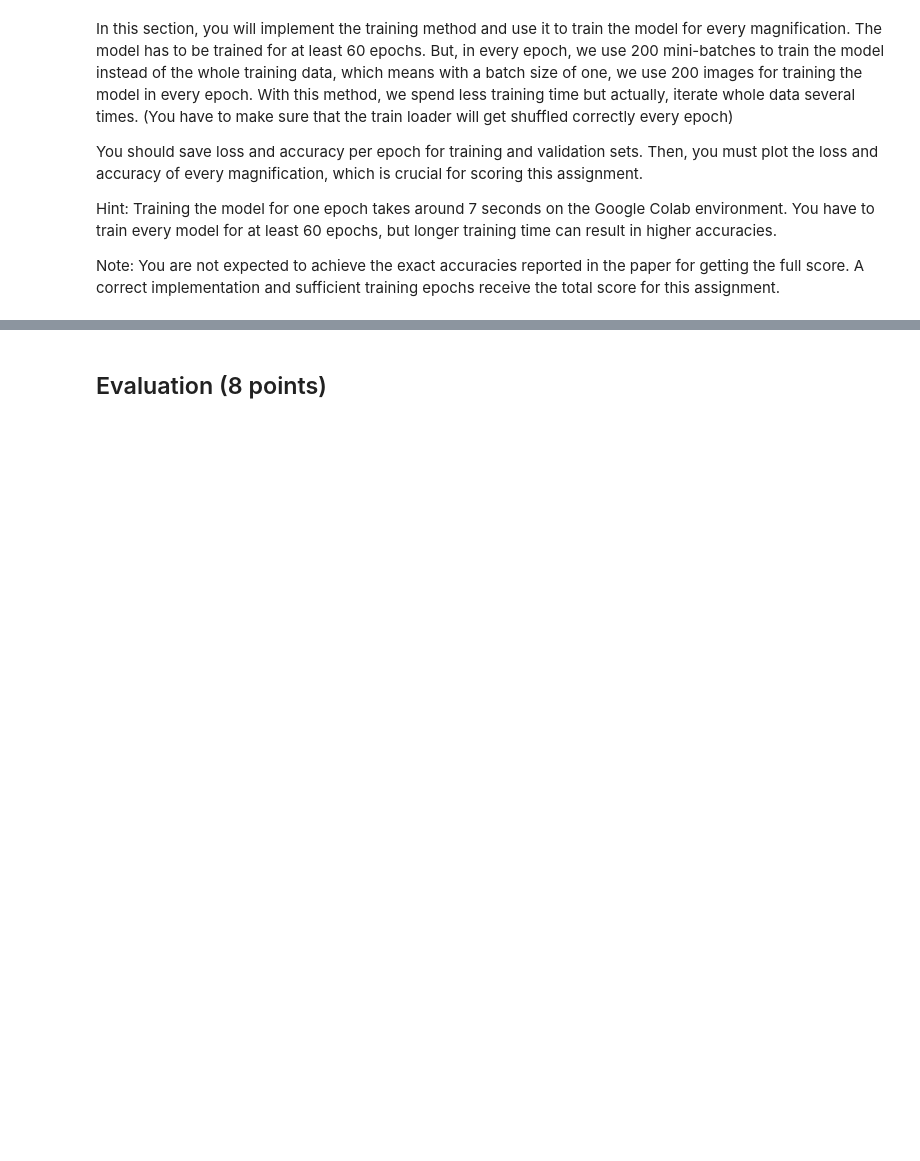
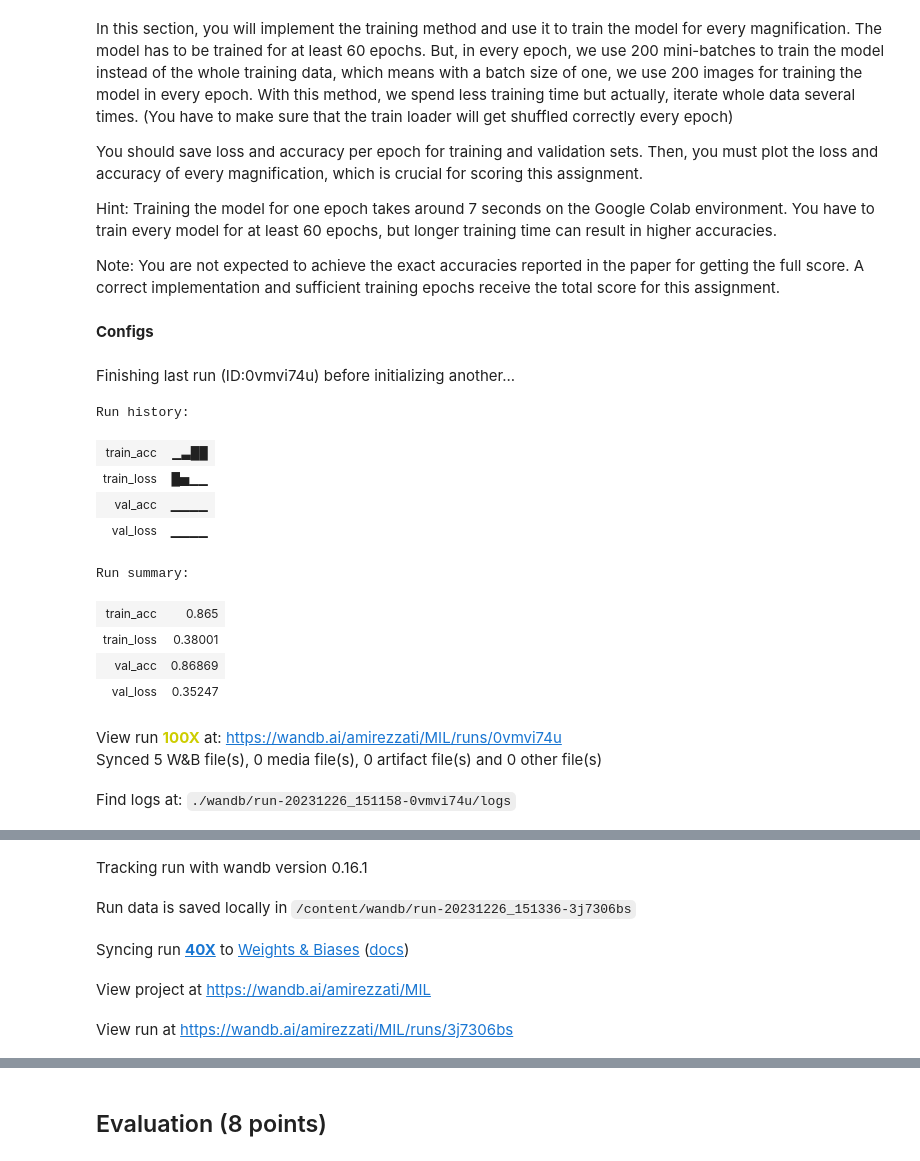
Before and after one commit to amirezzati/iabi, a Jupyter notebook: homeworks/HW4/pract/HW4_MIL.ipynb, the cells around one changed output, grey strips where cells are left out. Drawn from its saved outputs; the diff is of its cells as text; code cells hidden in the pictures; blank space fills up the shorter version.

```diff
--- a/homeworks/HW4/pract/HW4_MIL.ipynb
+++ b/homeworks/HW4/pract/HW4_MIL.ipynb
@@ -54,14 +105,3 @@ In this section, you will implement several things:
 - Transformations to perform on data (You must first do the patch extraction, then apply the transformations on every patch.)
 - Patch extraction code (you can also implement it in the following sections)
 - Dataloaders (instead of 80-20 split for train-test sets from the paper, you should use 80-5-15 split for train-val-test sets here and save best model w.r.t. the validation loss)
-# %%
-# Implement the custom dataset here (15 points)
-class CustomBreaKHis(Dataset):
-    def __init__(self, path_to_data, magn, transform=None):
-        # To-Do
-
-    def __len__(self):
-        # To-Do
-
-    def __getitem__(self, index):
-        # To-Do
@@ -89,8 +301,3 @@ You should save loss and accuracy per epoch for training and validation sets. Th
 Hint: Training the model for one epoch takes around 7 seconds on the Google Colab environment. You have to train every model for at least 60 epochs, but longer training time can result in higher accuracies.
 
 Note: You are not expected to achieve the exact accuracies reported in the paper for getting the full score. A correct implementation and sufficient training epochs receive the total score for this assignment.
-# %%
-# Implement the training method here (20 points)
-max_steps = 200
-def train():
-    # To-Do
@@ -100,0 +304,2 @@ magn = "40X"
+# %% [markdown]
+**Configs**
@@ -100,0 +393,43 @@ magn = "40X"
+# %%
+device = torch.device('cuda' if torch.cuda.is_available() else 'cpu')
+
+model = Attention()
+model.to(device)
+
+lr = 10e-5
+optimizer = optim.Adam(model.parameters(), lr=lr, betas=(0.9, 0.999), weight_decay=10e-5)
+# %%
+# Train the model on the 40X data here (1 points)
+model_path = '/content/best_model_after40X.pt'
+epochs = 60
+magn = "40X"
+
+wandb.init(
+    # set the wandb project where this run will be logged
+    project="MIL",
+
+    # track hyperparameters and run metadata
+    config={
+    "learning_rate": lr,
+    "architecture": "Attention-based Deep Multiple Instance Learning",
+    "epochs": epochs,
+    },
+    name=magn
+)
+
+train(dataloader[magn])
+# %% [output]
+Finishing last run (ID:0vmvi74u) before initializing another...
+Run history:
+| train_acc | ▁▃██ |
+| train_loss | █▅▁▁ |
+| val_acc | ▁▁▁▁ |
+| val_loss | ▁▁▁▁ |
+Run summary:
+| train_acc | 0.865 |
+| train_loss | 0.38001 |
+| val_acc | 0.86869 |
+| val_loss | 0.35247 |
+View run 100X at: https://wandb.ai/amirezzati/MIL/runs/0vmvi74u
+Synced 5 W&B file(s), 0 media file(s), 0 artifact file(s) and 0 other file(s)
+Find logs at: ./wandb/run-20231226_151158-0vmvi74u/logs
@@ -100,0 +437,5 @@ magn = "40X"
+Tracking run with wandb version 0.16.1
+Run data is saved locally in /content/wandb/run-20231226_151336-3j7306bs
+Syncing run 40X to Weights & Biases (docs)
+View project at https://wandb.ai/amirezzati/MIL
+View run at https://wandb.ai/amirezzati/MIL/runs/3j7306bs
```
Also changed, not shown: parts of 42 cells of this notebook.
